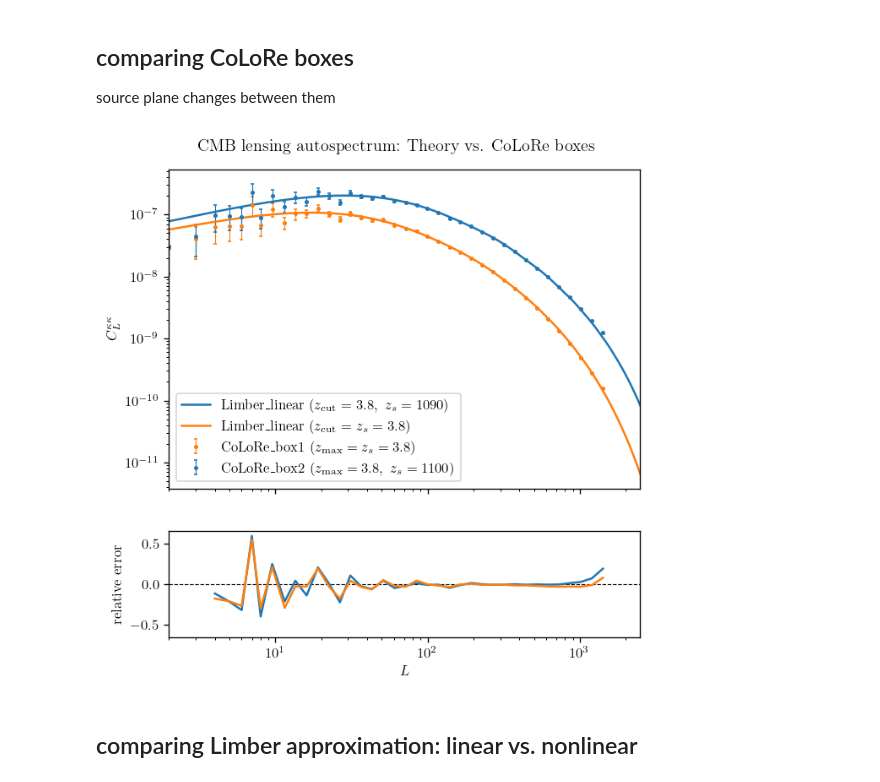
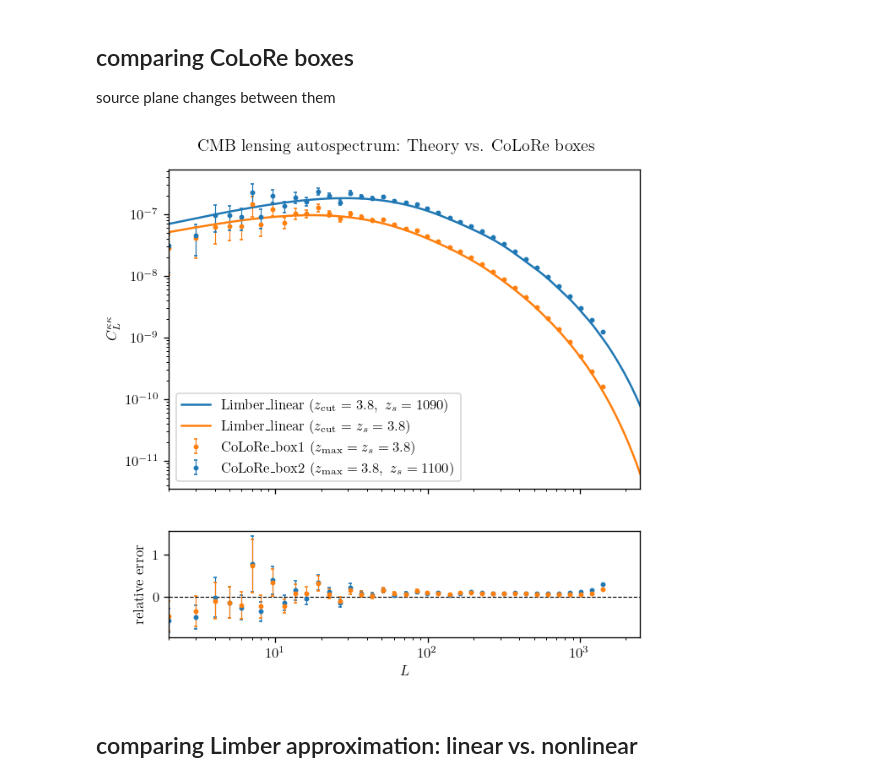
Before and after one commit to dljarque/LSST_CMBlensing_forecast, a Jupyter notebook: notebooks/cmb_lensing_auto.ipynb, the cells around one changed output. Drawn from its saved outputs; the diff is of its cells as text; code cells hidden in the pictures.

```diff
--- a/notebooks/cmb_lensing_auto.ipynb
+++ b/notebooks/cmb_lensing_auto.ipynb
@@ -110,5 +238,16 @@ chi_max = results_nonlin.comoving_radial_distance(z_max)  # comoving distance of
+# %%
+pk_interp_lin = results_lin.get_matter_power_interpolator(nonlinear=False,
+                                                      hubble_units=False,
+                                                      k_hunit=False,
+                                                      var1='delta_tot',
+                                                      var2='delta_tot')
+pk_interp_nlin = results_nlin.get_matter_power_interpolator(nonlinear=True,
+                                                         hubble_units=False,
+                                                         k_hunit=False,
+                                                         var1='delta_tot',
+                                                         var2='delta_tot')
 # %%
-def w_kappa(chi, z_chi, chi_s):
+def w_kappa(chi, z_chi, chi_source):
     '''
     CMB lensing convergence kernel
     '''
@@ -118,12 +257,12 @@ def w_kappa(chi, z_chi, chi_s):
     c_kms = c*1E-3
 
     # prefactor of the kernel
-    w_prefactor = (1.5) * (H0/c_kms)**2 * om * (chi_s - chi)/chi_s
+    w_prefactor = (1.5) * (H0/c_kms)**2 * om * (chi_source - chi)/chi_source
     w_geom = (chi/a)
 
     return w_prefactor * w_geom
 # %%
-def limber(chi, ell, chi_s, pk_interp, results):
+def limber(chi, ell, chi_source, pk_interp, results):
     '''
     CMB lensing auto-spectrum using Limber approximation
     '''
@@ -131,11 +270,12 @@ def limber(chi, ell, chi_s, pk_interp, results):
     # converting chi to redshift
     z_chi = results.redshift_at_comoving_radial_distance(chi)
     k = (ell + 0.5) / chi
-    kp = 0.31
+    kp = 0.31  # k pressure parameter scale used for smoothing the power spectrum according to the colore simulation resolution
+
 
     # kernel and pk interpolator, filtering out of extrapolation k and small k
     if 1e-4 < k < kmax:
-        win = w_kappa(chi, z_chi, chi_s)
+        win = w_kappa(chi, z_chi, chi_source)
         pk = pk_interp.P(z_chi, k, grid=False)
         smooth = np.exp(-(k/kp)**2)  # smoothing factor to avoid oscillations at high k
         return (win**2 / chi**2) * pk * smooth
@@ -173,15 +299,15 @@ for i, ell in enumerate(ells):
 
     # integral up to redshift z_star, source plane at z_star
     cl_kk_lin_zs_zs[i] = quad(limber, 0.001, chi_star, args=(ell, chi_star, pk_interp_lin, results_lin), epsabs=1E-10)[0]
-    cl_kk_nlin_zs_zs[i] = quad(limber, 0.001, chi_star, args=(ell, chi_star, pk_interp_nonlin, results_nonlin), epsabs=1E-10)[0]
+    cl_kk_nlin_zs_zs[i] = quad(limber, 0.001, chi_star, args=(ell, chi_star, pk_interp_nlin, results_nlin), epsabs=1E-10)[0]
 
     # integral up to redshift z_max, source plane at z_star
     cl_kk_lin_zmax_zs[i] = quad(limber, 0.001, chi_max, args=(ell, chi_star, pk_interp_lin, results_lin), epsabs=1E-10)[0]
-    cl_kk_nlin_zmax_zs[i] = quad(limber, 0.001, chi_max, args=(ell, chi_star, pk_interp_nonlin, results_nonlin), epsabs=1E-10)[0]
+    cl_kk_nlin_zmax_zs[i] = quad(limber, 0.001, chi_max, args=(ell, chi_star, pk_interp_nlin, results_nlin), epsabs=1E-10)[0]
 
     # integral up to redshift z_max, source plane at z_max
     cl_kk_lin_zmax_zmax[i] = quad(limber, 0.001, chi_max, args=(ell, chi_max, pk_interp_lin, results_lin), epsabs=1E-10)[0]
-    cl_kk_nlin_zmax_zmax[i] = quad(limber, 0.001, chi_max, args=(ell, chi_max, pk_interp_nonlin, results_nonlin), epsabs=1E-10)[0]
+    cl_kk_nlin_zmax_zmax[i] = quad(limber, 0.001, chi_max, args=(ell, chi_max, pk_interp_nlin, results_nlin), epsabs=1E-10)[0]
 # %% [markdown]
 ## full sky (non-Limber) integral
 # %%
@@ -239,35 +401,39 @@ ells_rebin, cl_kk_lin_zmax_zmax_rebin = log_bin_cls(ells, cl_kk_lin_zmax_zmax, n
 # %%
 fig, (ax1, ax2) = plt.subplots(2, 1, figsize=(6, 6), height_ratios=[3, 1], dpi=120, sharex=True)
 
 # plot the rebinned CoLoRe Cls with error bars
-ax1.errorbar(ells_colore, cl_kk_colore_zmax, yerr=err_tt_zmax, elinewidth=0.7, capsize=1.0, fmt='C1.', markersize=4.0, label=r'CoLoRe_box1 ($z_{\rm max} = z_s = 3.8$)')
-ax1.errorbar(ells_colore, cl_kk_colore_zs, yerr=err_tt_zs, elinewidth=0.7, capsize=1.0, fmt='C0.', markersize=4.0, label=r'CoLoRe_box2 ($z_{\rm max} = 3.8, \ z_s=1100$)')
+ax1.errorbar(ells_colore, cl_kk_colore_zmax, yerr=err_tt_zmax, elinewidth=0.7, capsize=1.0, fmt='C1.', markersize=5.0, label=r'CoLoRe_box1 ($z_{\rm max} = z_s = 3.8$)')
+ax1.errorbar(ells_colore, cl_kk_colore_zs, yerr=err_tt_zs, elinewidth=0.7, capsize=1.0, fmt='C0.', markersize=5.0, label=r'CoLoRe_box2 ($z_{\rm max} = 3.8, \ z_s=1100$)')
 
 # manual limber integration full redshift
 ax1.plot(ells, cl_kk_lin_zmax_zs, c='C0', ls='-', label=r'Limber_linear ($z_{\rm cut} = 3.8, \ z_s=1090$)')
 ax1.plot(ells, cl_kk_lin_zmax_zmax, c='C1', ls='-', label=r'Limber_linear ($z_{\rm cut} = z_s = 3.8$)')
 
 ax1.set_xscale('log')
 ax1.set_yscale('log')
 ax1.set_xlim(2, 2500)
 ax1.set_ylabel(r'$C_{L}^{\kappa \kappa}$')
 ax1.legend()
 
 # plot the relative error between the rebinned linear limber and the rebinned CoLoRe cls
-ax2.errorbar(ells_colore, (cl_kk_colore_zs-cl_kk_lin_zmax_zs_rebin)/cl_kk_lin_zmax_zs_rebin, yerr=err_tt_zs, fmt='C0-', label=r'CoLoRe_box1 vs. Limber_linear ($z_{\rm max} = z_s = 3.8$)')
-ax2.errorbar(ells_colore, (cl_kk_colore_zmax-cl_kk_lin_zmax_zmax_rebin)/cl_kk_lin_zmax_zmax_rebin, yerr=err_tt_zmax, fmt='C1-', label=r'CoLoRe_box1 vs. Limber_linear ($z_{\rm max} = z_s = 3.8$)')
+ax2.errorbar(ells_colore, (cl_kk_colore_zs-cl_kk_lin_zmax_zs_rebin)/cl_kk_lin_zmax_zs_rebin,
+             yerr=err_tt_zs/cl_kk_lin_zmax_zs_rebin, capsize=1.0, elinewidth=0.7, fmt='C0.', markersize=5.0,
+             label=r'CoLoRe_box1 vs. Limber_linear ($z_{\rm max} = z_s = 3.8$)')
+ax2.errorbar(ells_colore, (cl_kk_colore_zmax-cl_kk_lin_zmax_zmax_rebin)/cl_kk_lin_zmax_zmax_rebin,
+             yerr=err_tt_zmax/cl_kk_lin_zmax_zmax_rebin, capsize=1.0, elinewidth=0.7, fmt='C1.', markersize=5.0,
+             label=r'CoLoRe_box1 vs. Limber_linear ($z_{\rm max} = z_s = 3.8$)')
 ax2.axhline(0, c='k', ls='--', lw=0.7)
 ax2.set_xscale('log')
 ax2.set_xlabel(r'$L$')
 ax2.set_ylabel('relative error')
 
 fig.suptitle('CMB lensing autospectrum: Theory vs. CoLoRe boxes', y=0.93)
 
 fig.savefig(f'plots/cls_kk_boxes_comparison_kp.png', bbox_inches='tight')
 fig.savefig(f'plots/cls_kk_boxes_comparison_kp.pdf', bbox_inches='tight')
 plt.show()
 # %% [output]
-[figure, old version]
+[figure, new version]
 # %% [markdown]
 ## comparing Limber approximation: linear vs. nonlinear
 # %%
```
Also changed, not shown: parts of 16 cells of this notebook, 18 other files.
